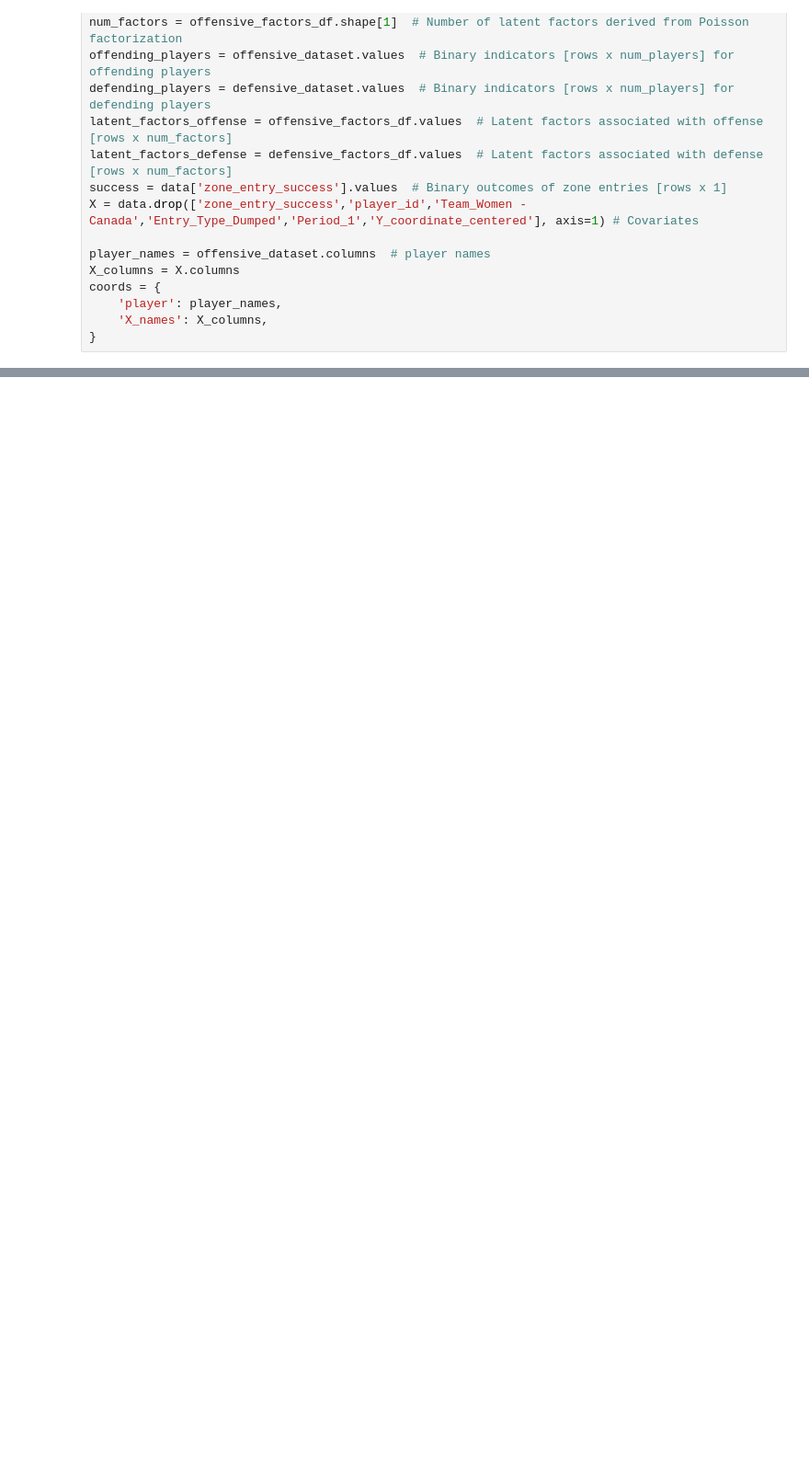
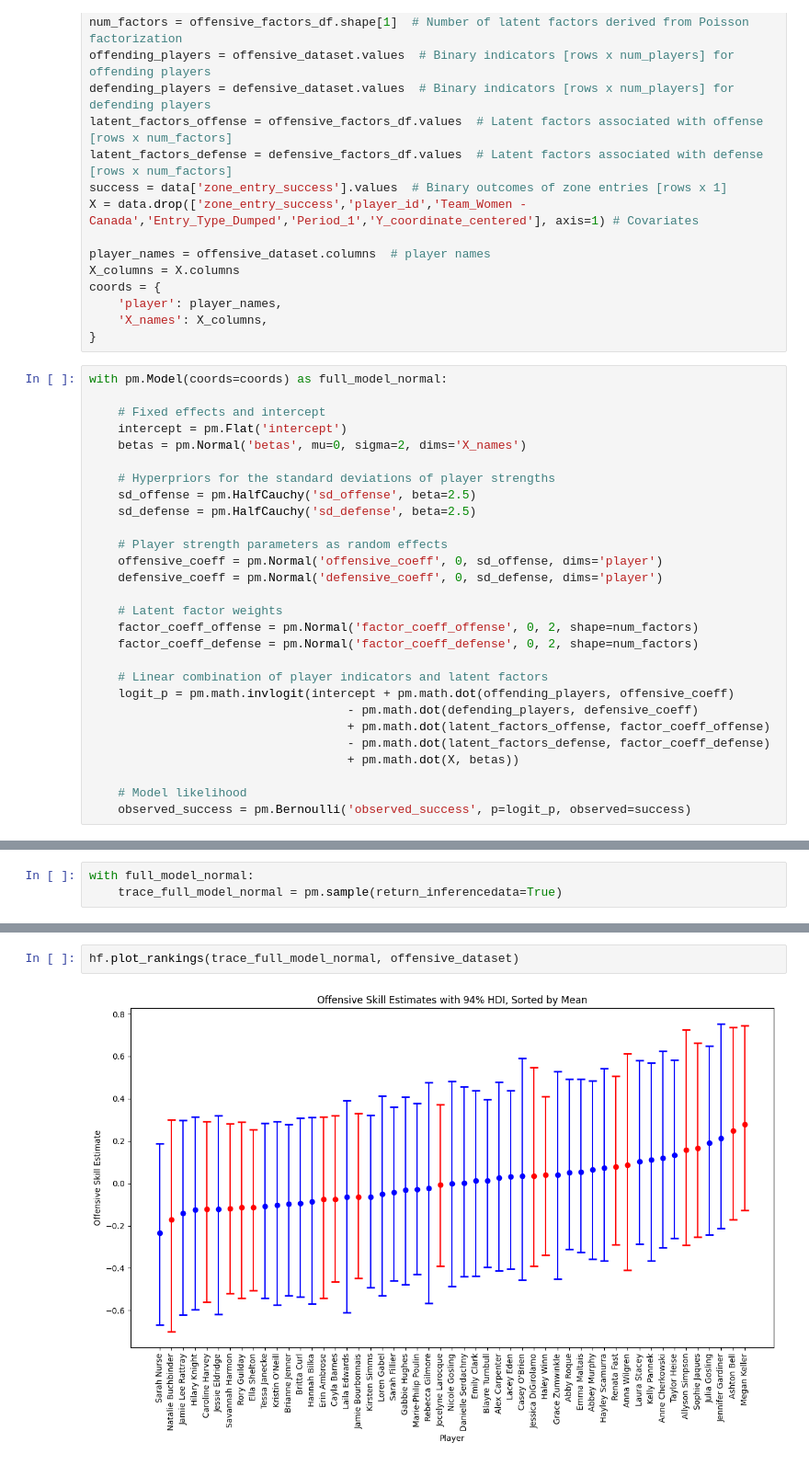
Before and after one commit to MattPronyshyn/Public-Works, a Jupyter notebook: Blessing_of_Multiple_Causes/BMC_Zone_Entries.ipynb, the cells around one changed output, grey strips where cells are left out. Shown at 92% size. Cells and saved outputs as stored; diff of their text form; blank space fills up the shorter version.

```diff
--- a/Blessing_of_Multiple_Causes/BMC_Zone_Entries.ipynb
+++ b/Blessing_of_Multiple_Causes/BMC_Zone_Entries.ipynb
@@ -179,3 +179,31 @@ coords = {
     'player': player_names,
     'X_names': X_columns,
 }
+# %%
+with pm.Model(coords=coords) as full_model_normal:
+
+    # Fixed effects and intercept
+    intercept = pm.Flat('intercept')
+    betas = pm.Normal('betas', mu=0, sigma=2, dims='X_names')
+
+    # Hyperpriors for the standard deviations of player strengths
+    sd_offense = pm.HalfCauchy('sd_offense', beta=2.5)
+    sd_defense = pm.HalfCauchy('sd_defense', beta=2.5)
+
+    # Player strength parameters as random effects
+    offensive_coeff = pm.Normal('offensive_coeff', 0, sd_offense, dims='player')
+    defensive_coeff = pm.Normal('defensive_coeff', 0, sd_defense, dims='player')
+
+    # Latent factor weights
+    factor_coeff_offense = pm.Normal('factor_coeff_offense', 0, 2, shape=num_factors)
+    factor_coeff_defense = pm.Normal('factor_coeff_defense', 0, 2, shape=num_factors)
+
+    # Linear combination of player indicators and latent factors
+    logit_p = pm.math.invlogit(intercept + pm.math.dot(offending_players, offensive_coeff)
+                                    - pm.math.dot(defending_players, defensive_coeff)
+                                    + pm.math.dot(latent_factors_offense, factor_coeff_offense)
+                                    - pm.math.dot(latent_factors_defense, factor_coeff_defense)
+                                    + pm.math.dot(X, betas))
+
+    # Model likelihood
+    observed_success = pm.Bernoulli('observed_success', p=logit_p, observed=success)
@@ -181,0 +214,3 @@ coords = {
+# %%
+with full_model_normal:
+    trace_full_model_normal = pm.sample(return_inferencedata=True)
@@ -181,0 +226,4 @@ coords = {
+# %%
+hf.plot_rankings(trace_full_model_normal, offensive_dataset)
+# %% [output]
+[figure, added]
```
Also changed, not shown: parts of 3 cells of this notebook, 1 other file.
